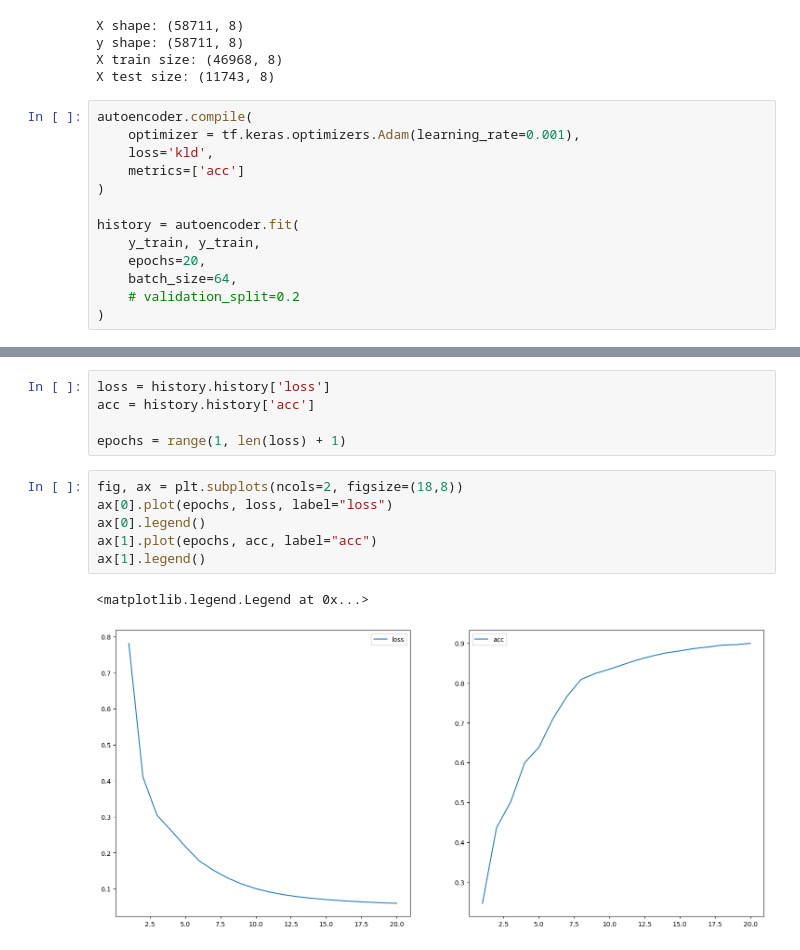
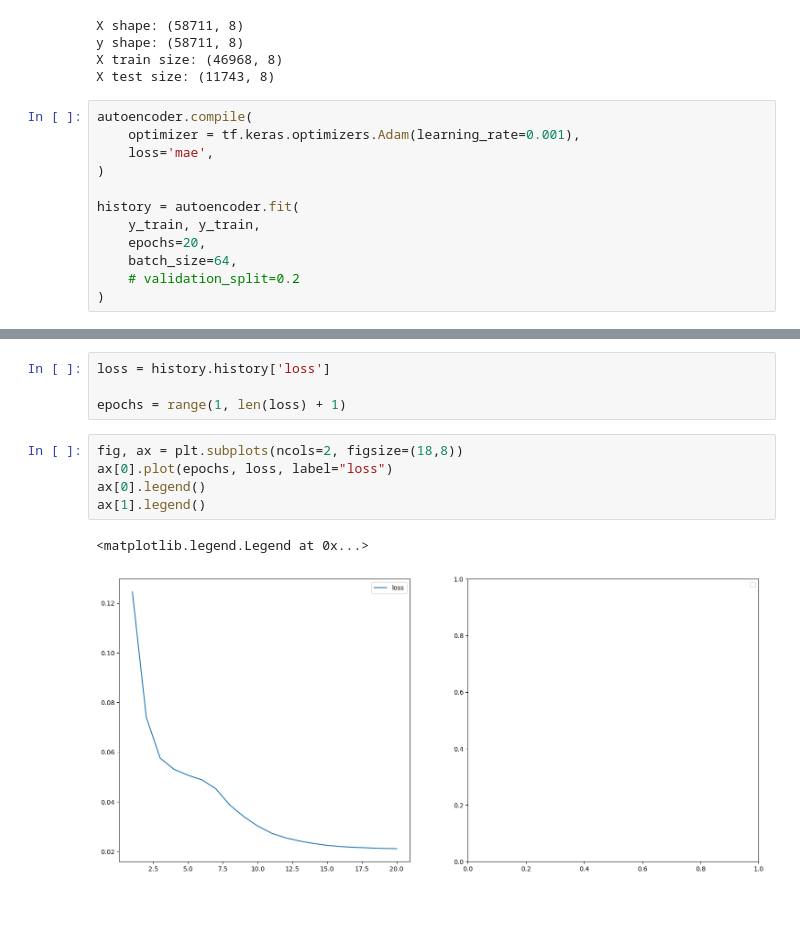
Before and after one commit to filipkojro/qw-defects, a Jupyter notebook: autoencoder_test.ipynb, the cells around one changed output, grey strips where cells are left out. Cells and saved outputs as stored; diff of their text form; blank space fills up the shorter version.

```diff
--- a/autoencoder_test.ipynb
+++ b/autoencoder_test.ipynb
@@ -44,8 +52,7 @@ X test size: (11743, 8)
 # %%
 autoencoder.compile(
     optimizer = tf.keras.optimizers.Adam(learning_rate=0.001),
-    loss='kld',
-    metrics=['acc']
+    loss='mae',
 )
 
 history = autoencoder.fit(
@@ -75,17 +89,15 @@ Epoch 20/20
 # %%
 loss = history.history['loss']
-acc = history.history['acc']
 
 epochs = range(1, len(loss) + 1)
 # %%
 fig, ax = plt.subplots(ncols=2, figsize=(18,8))
 ax[0].plot(epochs, loss, label="loss")
 ax[0].legend()
-ax[1].plot(epochs, acc, label="acc")
 ax[1].legend()
 # %% [output]
 <matplotlib.legend.Legend at 0x...>
-[figure, old version]
+[figure, new version]
 # %%
 i = 2
 
```
Also changed, not shown: parts of 5 cells of this notebook, 2 other files.
